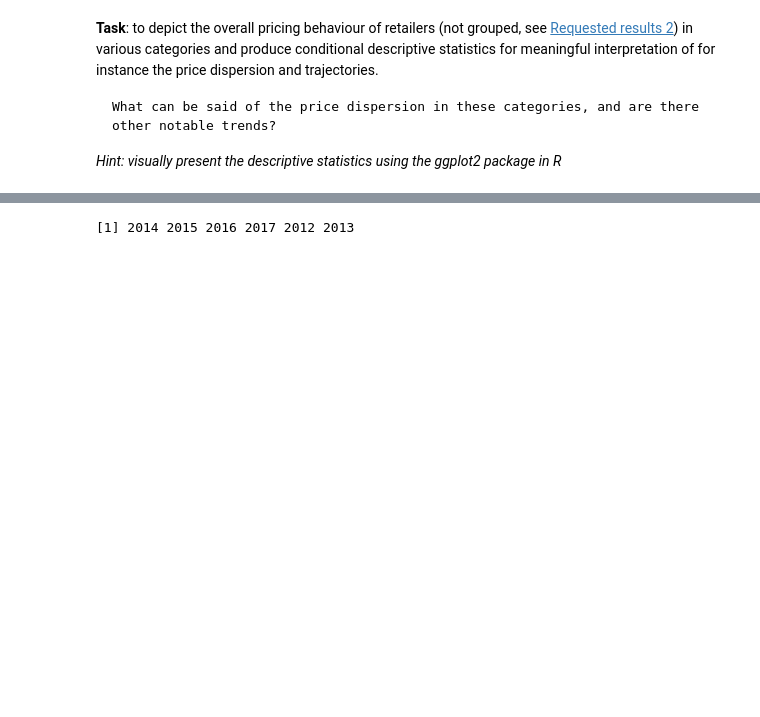
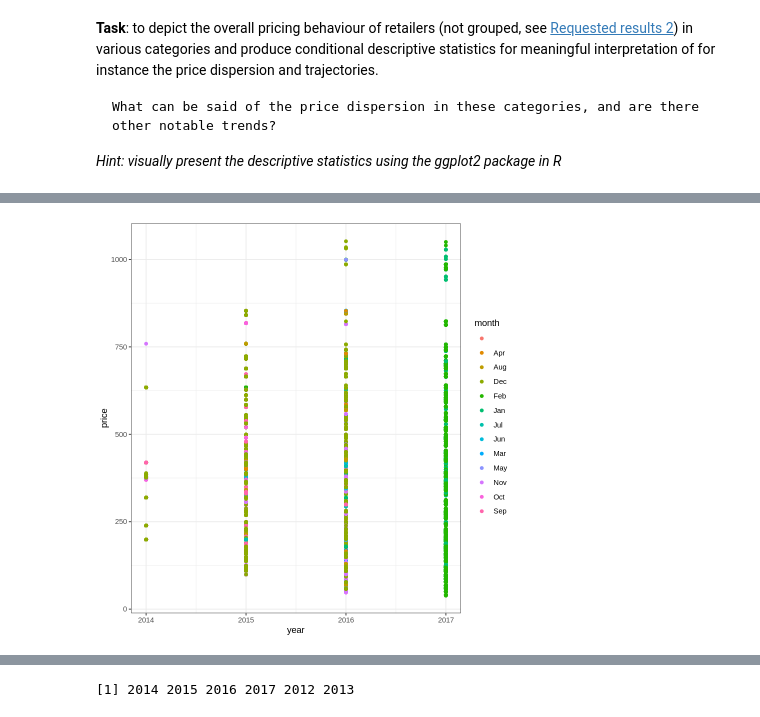
Before and after one commit to dnzengou/du_r, a Jupyter notebook: r-experiments/r_price-dispersion/r-project_scripts/home_assignement_timeseries_R.ipynb, the cells around one changed output, grey strips where cells are left out. Saved outputs shown, nothing was run; the diff lists cells and outputs as text; code cells hidden in the pictures; blank space fills up the shorter version.

```diff
--- a/r-experiments/r_price-dispersion/r-project_scripts/home_assignement_timeseries_R.ipynb
+++ b/r-experiments/r_price-dispersion/r-project_scripts/home_assignement_timeseries_R.ipynb
@@ -156,0 +490,11 @@ A psych: 14 × 8
+# %%
+# PLOTS RESULTS ##########################################
+# Let's explore the data by creating a line plot of the time series dataframe
+# coloured by week
+
+plot1 <- ggplot(xbox360, aes(year, price, colour = month))
+
+plot1 + geom_point() +
+theme_bw()
+#ggsave("plot1.png",width=6, height=4,dpi=300)
+# %% [output]
@@ -156,0 +503 @@ A psych: 14 × 8
+[figure, added]
```
Also changed, not shown: parts of 210 cells of this notebook.
